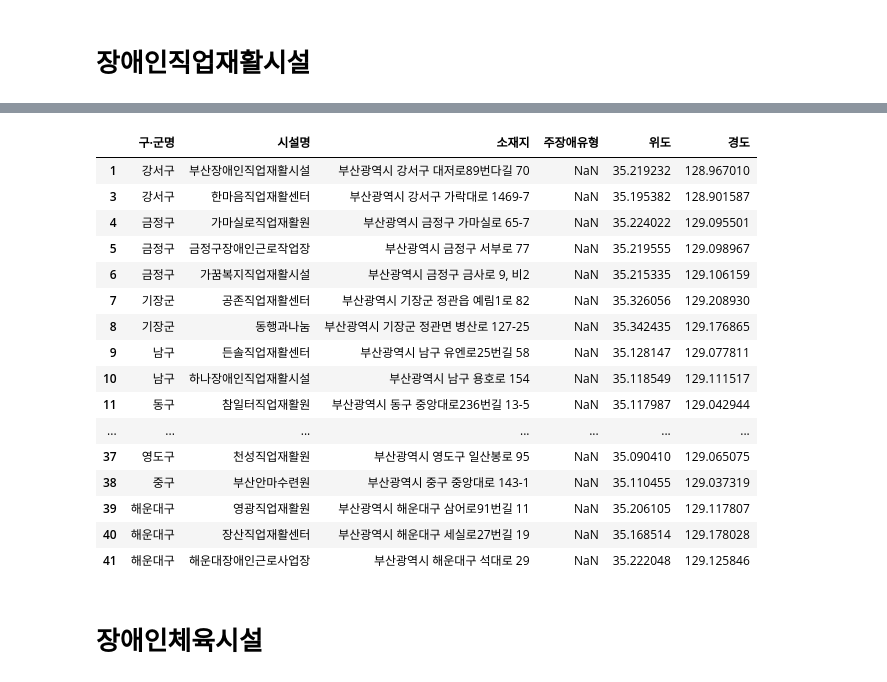
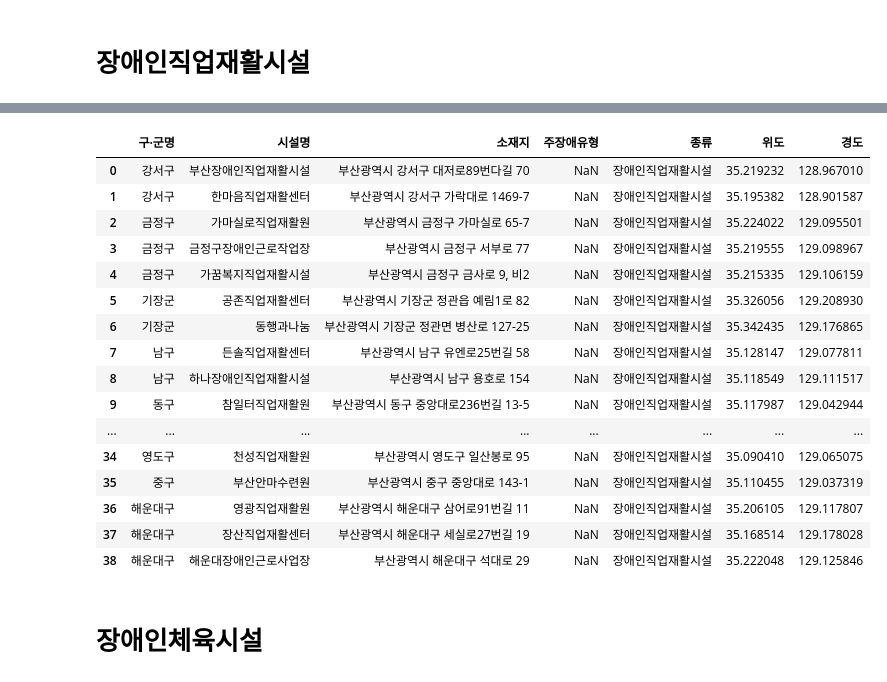
Before and after one commit to WithU-Bus/WithU-Bus, a Jupyter notebook: infra.ipynb, the cells around one changed output, grey strips where cells are left out. Saved outputs shown, nothing was run; the diff lists cells and outputs as text; code cells hidden in the pictures.

```diff
--- a/infra.ipynb
+++ b/infra.ipynb
@@ -471,0 +551,3 @@ df6
+# %%
+df6['종류'] = '장애인직업재활시설'
+df6
@@ -472,24 +572,24 @@ df6
 # %%
-df6 = df6[['구∙군명', '시설명', '소재지', '주장애유형', '위도', '경도']]
+df6 = df6[['구∙군명', '시설명', '소재지', '주장애유형', '종류', '위도', '경도']]
 df6
 # %% [output]
-|  | 구∙군명 | 시설명 | 소재지 | 주장애유형 | 위도 | 경도 |
-| 1 | 강서구 | 부산장애인직업재활시설 | 부산광역시 강서구 대저로89번다길 70 | NaN | 35.219232 | 128.967010 |
-| 3 | 강서구 | 한마음직업재활센터 | 부산광역시 강서구 가락대로 1469-7 | NaN | 35.195382 | 128.901587 |
-| 4 | 금정구 | 가마실로직업재활원 | 부산광역시 금정구 가마실로 65-7 | NaN | 35.224022 | 129.095501 |
-| 5 | 금정구 | 금정구장애인근로작업장 | 부산광역시 금정구 서부로 77 | NaN | 35.219555 | 129.098967 |
-| 6 | 금정구 | 가꿈복지직업재활시설 | 부산광역시 금정구 금사로 9, 비2 | NaN | 35.215335 | 129.106159 |
-| 7 | 기장군 | 공존직업재활센터 | 부산광역시 기장군 정관읍 예림1로 82 | NaN | 35.326056 | 129.208930 |
-| 8 | 기장군 | 동행과나눔 | 부산광역시 기장군 정관면 병산로 127-25 | NaN | 35.342435 | 129.176865 |
-| 9 | 남구 | 든솔직업재활센터 | 부산광역시 남구 유엔로25번길 58 | NaN | 35.128147 | 129.077811 |
-| 10 | 남구 | 하나장애인직업재활시설 | 부산광역시 남구 용호로 154 | NaN | 35.118549 | 129.111517 |
-| 11 | 동구 | 참일터직업재활원 | 부산광역시 동구 중앙대로236번길 13-5 | NaN | 35.117987 | 129.042944 |
-| ... | ... | ... | ... | ... | ... | ... |
-| 37 | 영도구 | 천성직업재활원 | 부산광역시 영도구 일산봉로 95 | NaN | 35.090410 | 129.065075 |
-| 38 | 중구 | 부산안마수련원 | 부산광역시 중구 중앙대로 143-1 | NaN | 35.110455 | 129.037319 |
-| 39 | 해운대구 | 영광직업재활원 | 부산광역시 해운대구 삼어로91번길 11 | NaN | 35.206105 | 129.117807 |
-| 40 | 해운대구 | 장산직업재활센터 | 부산광역시 해운대구 세실로27번길 19 | NaN | 35.168514 | 129.178028 |
-| 41 | 해운대구 | 해운대장애인근로사업장 | 부산광역시 해운대구 석대로 29 | NaN | 35.222048 | 129.125846 |
+|  | 구∙군명 | 시설명 | 소재지 | 주장애유형 | 종류 | 위도 | 경도 |
+| 0 | 강서구 | 부산장애인직업재활시설 | 부산광역시 강서구 대저로89번다길 70 | NaN | 장애인직업재활시설 | 35.219232 | 128.967010 |
+| 1 | 강서구 | 한마음직업재활센터 | 부산광역시 강서구 가락대로 1469-7 | NaN | 장애인직업재활시설 | 35.195382 | 128.901587 |
+| 2 | 금정구 | 가마실로직업재활원 | 부산광역시 금정구 가마실로 65-7 | NaN | 장애인직업재활시설 | 35.224022 | 129.095501 |
+| 3 | 금정구 | 금정구장애인근로작업장 | 부산광역시 금정구 서부로 77 | NaN | 장애인직업재활시설 | 35.219555 | 129.098967 |
+| 4 | 금정구 | 가꿈복지직업재활시설 | 부산광역시 금정구 금사로 9, 비2 | NaN | 장애인직업재활시설 | 35.215335 | 129.106159 |
+| 5 | 기장군 | 공존직업재활센터 | 부산광역시 기장군 정관읍 예림1로 82 | NaN | 장애인직업재활시설 | 35.326056 | 129.208930 |
+| 6 | 기장군 | 동행과나눔 | 부산광역시 기장군 정관면 병산로 127-25 | NaN | 장애인직업재활시설 | 35.342435 | 129.176865 |
+| 7 | 남구 | 든솔직업재활센터 | 부산광역시 남구 유엔로25번길 58 | NaN | 장애인직업재활시설 | 35.128147 | 129.077811 |
+| 8 | 남구 | 하나장애인직업재활시설 | 부산광역시 남구 용호로 154 | NaN | 장애인직업재활시설 | 35.118549 | 129.111517 |
+| 9 | 동구 | 참일터직업재활원 | 부산광역시 동구 중앙대로236번길 13-5 | NaN | 장애인직업재활시설 | 35.117987 | 129.042944 |
+| ... | ... | ... | ... | ... | ... | ... | ... |
+| 34 | 영도구 | 천성직업재활원 | 부산광역시 영도구 일산봉로 95 | NaN | 장애인직업재활시설 | 35.090410 | 129.065075 |
+| 35 | 중구 | 부산안마수련원 | 부산광역시 중구 중앙대로 143-1 | NaN | 장애인직업재활시설 | 35.110455 | 129.037319 |
+| 36 | 해운대구 | 영광직업재활원 | 부산광역시 해운대구 삼어로91번길 11 | NaN | 장애인직업재활시설 | 35.206105 | 129.117807 |
+| 37 | 해운대구 | 장산직업재활센터 | 부산광역시 해운대구 세실로27번길 19 | NaN | 장애인직업재활시설 | 35.168514 | 129.178028 |
+| 38 | 해운대구 | 해운대장애인근로사업장 | 부산광역시 해운대구 석대로 29 | NaN | 장애인직업재활시설 | 35.222048 | 129.125846 |
 # %% [markdown]
 # 장애인체육시설
 # %%
```
Also changed, not shown: parts of 34 cells of this notebook, 8 other files.
